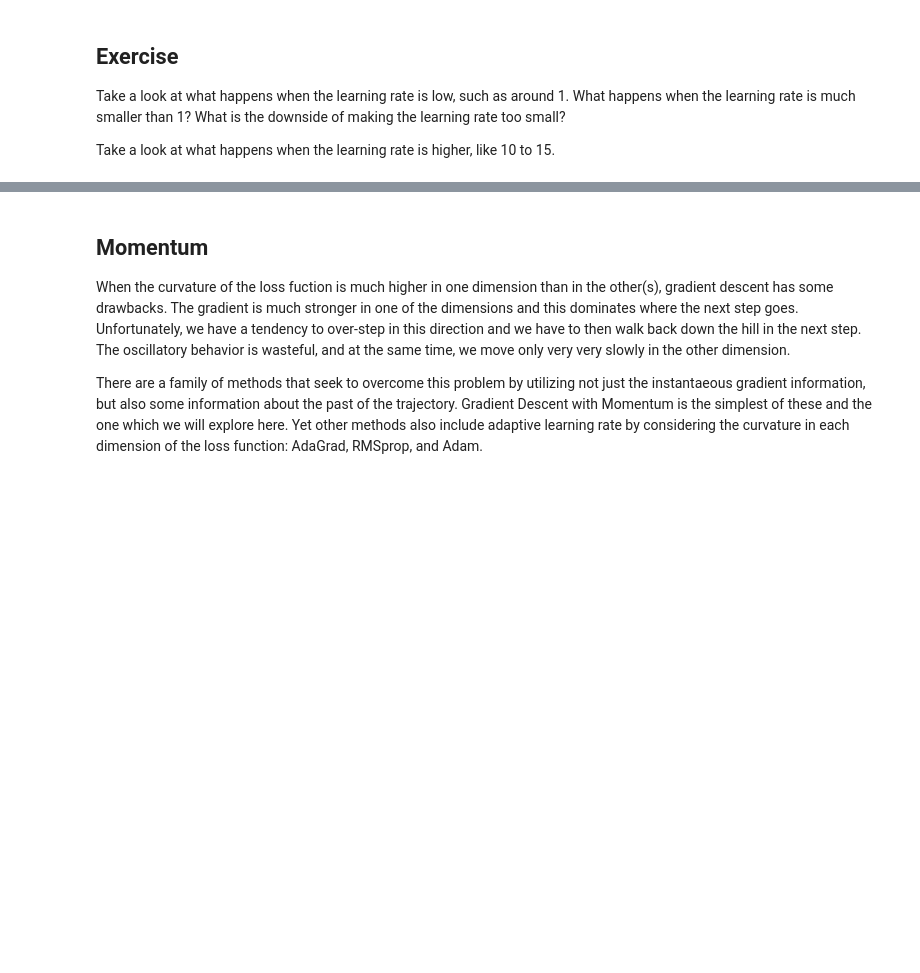
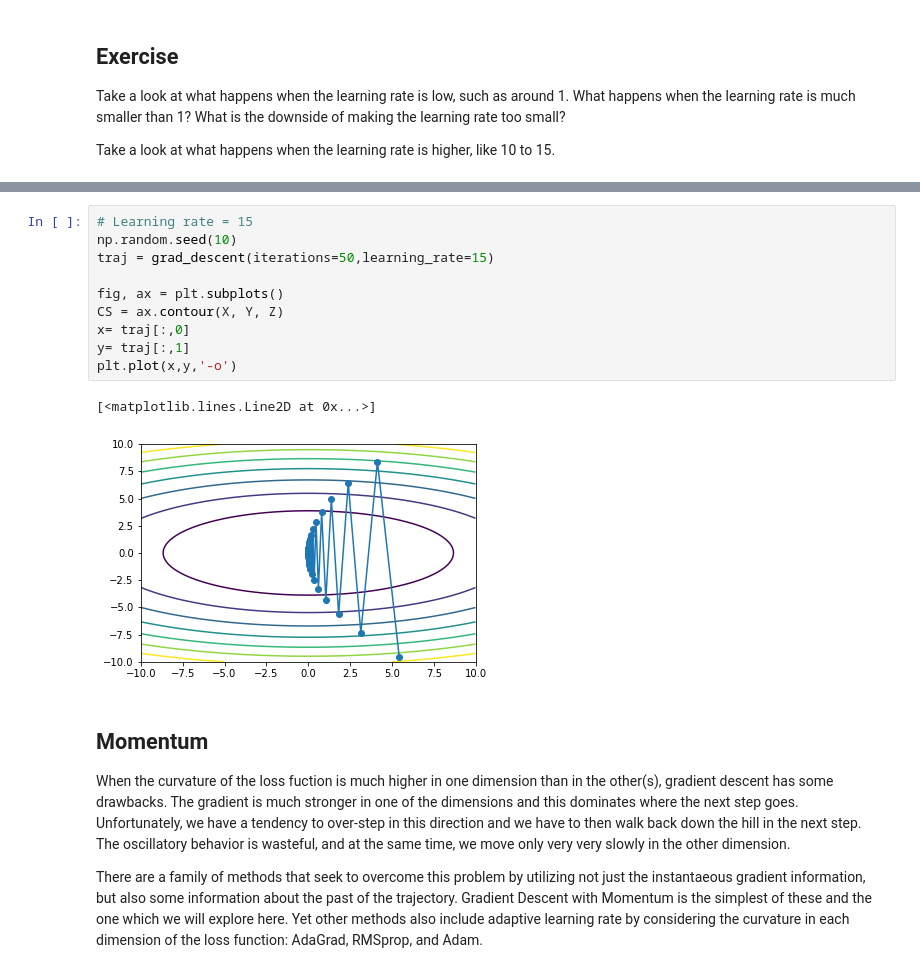
Before and after one commit to s2t2/ANLY-590-Deep-Learning, a Jupyter notebook: week3/Gradient_Descent.ipynb, the cells around one changed output, grey strips where cells are left out. Cells and saved outputs as stored; diff of their text form; blank space fills up the shorter version.

```diff
--- a/week3/Gradient_Descent.ipynb
+++ b/week3/Gradient_Descent.ipynb
@@ -60,3 +73,16 @@ plt.plot(x,y,'-o')
+# %%
+# Learning rate = 15
+np.random.seed(10)
+traj = grad_descent(iterations=50,learning_rate=15)
+
+fig, ax = plt.subplots()
+CS = ax.contour(X, Y, Z)
+x= traj[:,0]
+y= traj[:,1]
+plt.plot(x,y,'-o')
+# %% [output]
+[<matplotlib.lines.Line2D at 0x...>]
+[figure, added]
 # %% [markdown]
 ## Momentum
 
```
Also changed, not shown: parts of 3 cells of this notebook.
